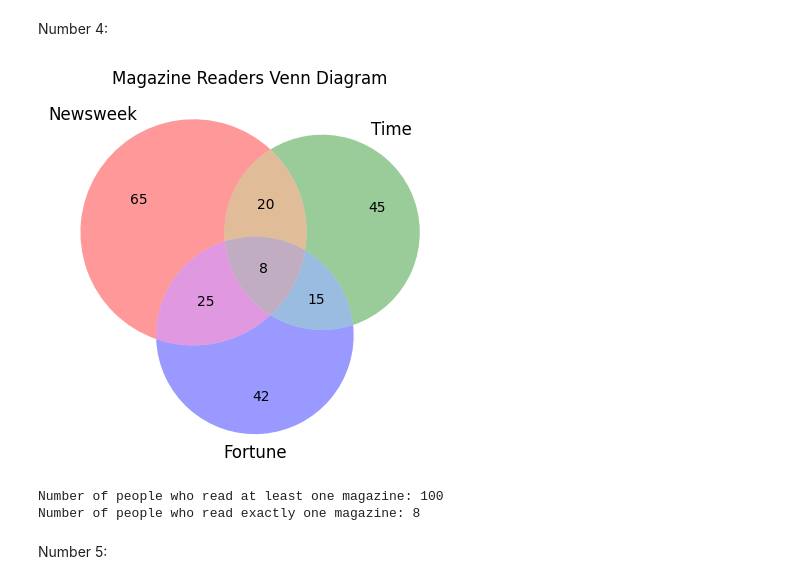
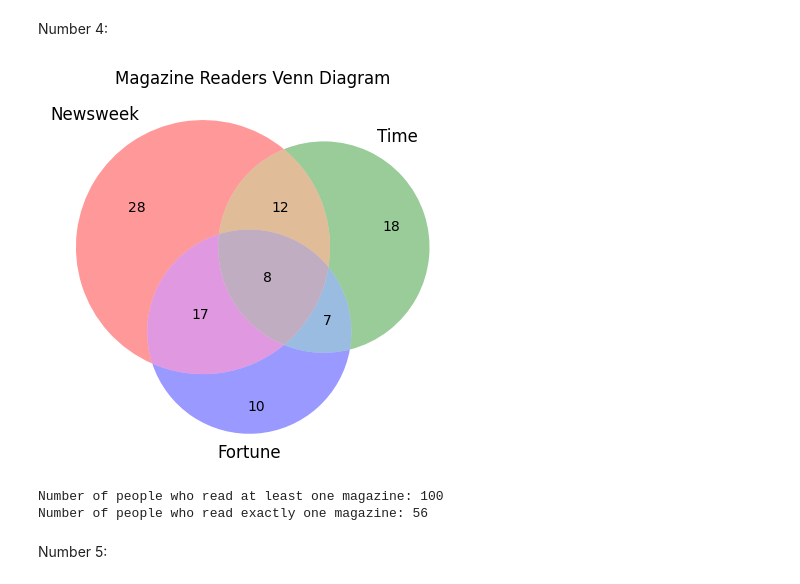
Before and after one commit to BOLREDZ/set_theory, a Jupyter notebook: Set_theorysol.ipynb, the cells around one changed output. Drawn from its saved outputs; the diff is of its cells as text; code cells hidden in the pictures.

```diff
--- a/Set_theorysol.ipynb
+++ b/Set_theorysol.ipynb
@@ -167,37 +175,41 @@ Number 4:
 # %%
 
 from matplotlib import pyplot as plt
 from matplotlib_venn import venn3
 
+nw_readers = 65
+t_readers = 45
+f_readers = 42
+nw_t_readers = 20
+nw_f_readers = 25
+t_f_readers = 15
 
-TP = 120
-nmr = 65
-tmr = 45
-fmr = 42
-ntmr = 20
-nfmr = 25
-tfmr = 15
-allr = 8
+nw_only = 65 - (20 + 25 - 8)
+t_only = 45 - (20 + 15 - 8)
+f_only = 42 - (25 + 15 - 8)
+nw_t_only = 20 - 8
+nw_f_only = 25 - 8
+t_f_only = 15 - 8
+all_three = 8
 
-venn3(subsets=(nmr, tmr, ntmr, fmr, nfmr, tfmr, allr),
-                set_labels=('Newsweek', 'Time', 'Fortune'))
+venn3(subsets=(nw_only, t_only, nw_t_only, f_only,
+nw_f_only, t_f_only, all_three),
+set_labels=('Newsweek', 'Time', 'Fortune'))
 plt.title("Magazine Readers Venn Diagram")
 plt.show()
 
-at_least_one_reader = nmr + tmr + fmr -  \
-                      ntmr - nfmr -  \
-                      tfmr + allr
 
-exactly_one_reader = ((nmr - ntmr - nfmr - allr) + \
-                    (tmr - tfmr - ntmr - allr) + \
-                    (fmr - tfmr - nfmr - allr))
+at_least_one_reader = (nw_readers + t_readers + f_readers) - \
+    (nw_t_readers + nw_f_readers + t_f_readers) + all_three
+
+exactly_one_reader = (nw_only + t_only + f_only)
 
 print("Number of people who read at least one magazine:", at_least_one_reader)
 print("Number of people who read exactly one magazine:", exactly_one_reader)
 # %% [output]
-[figure, old version]
+[figure, new version]
 Number of people who read at least one magazine: 100
-Number of people who read exactly one magazine: 8
+Number of people who read exactly one magazine: 56
 # %% [markdown]
 Number 5:
 # %%
```
Also changed, not shown: parts of 6 cells of this notebook.
